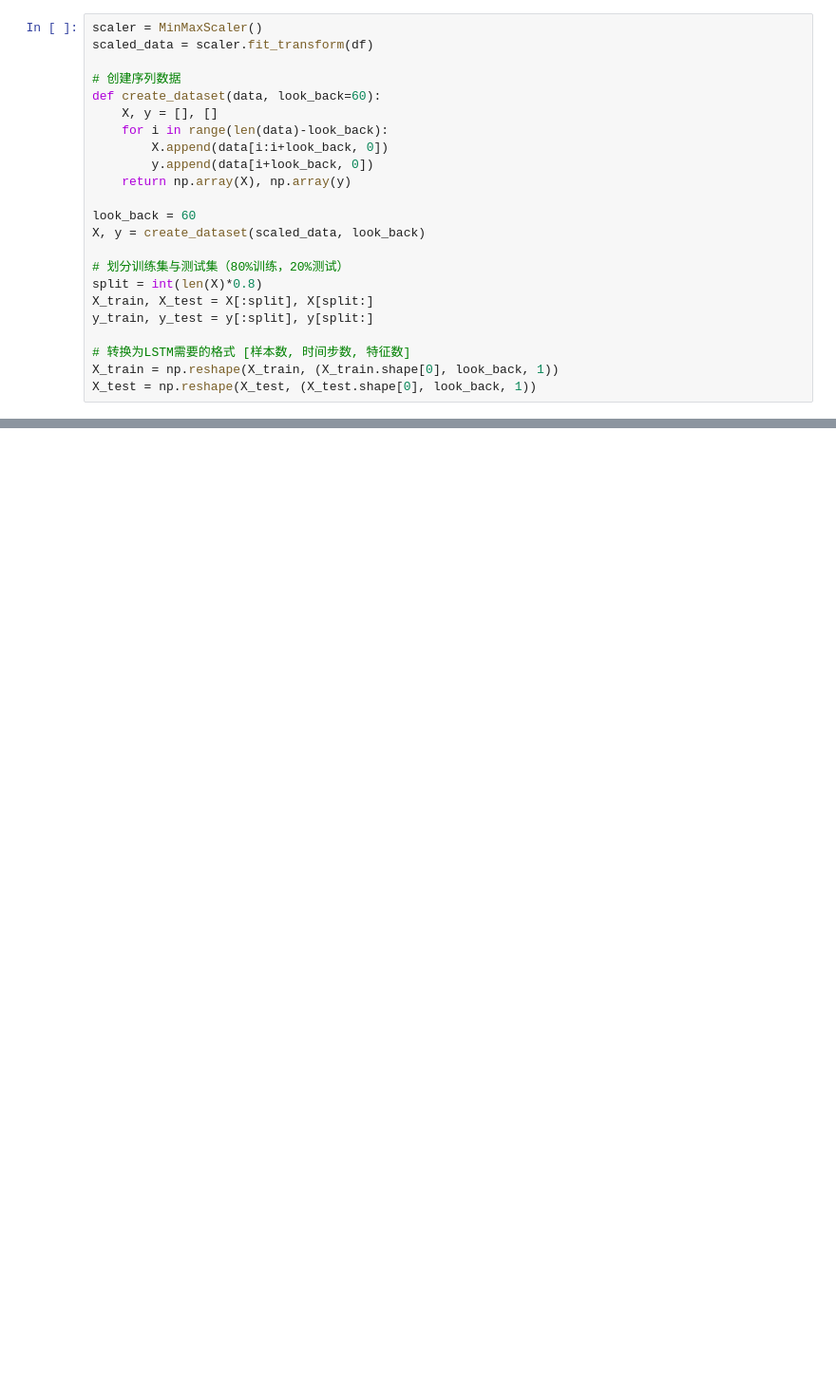
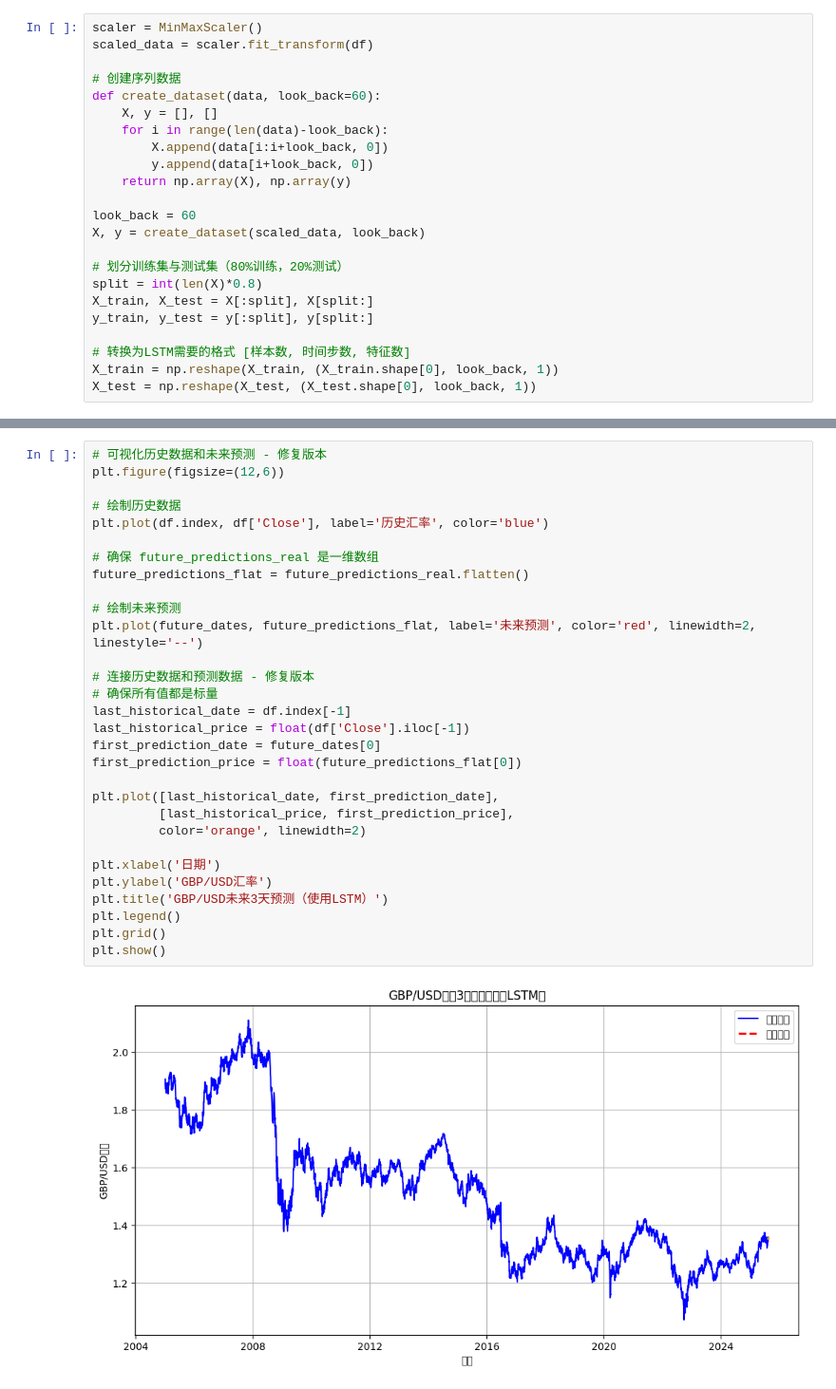
Before and after one commit to snowy615/gbptousd, a Jupyter notebook: LSTM.ipynb, the cells around one changed output, grey strips where cells are left out. Shown at 95% size. Cells and saved outputs as stored; diff of their text form; blank space fills up the shorter version.

```diff
--- a/LSTM.ipynb
+++ b/LSTM.ipynb
@@ -89,0 +174,32 @@ Model: "sequential"
+# %%
+# 可视化历史数据和未来预测 - 修复版本
+plt.figure(figsize=(12,6))
+
+# 绘制历史数据
+plt.plot(df.index, df['Close'], label='历史汇率', color='blue')
+
+# 确保 future_predictions_real 是一维数组
+future_predictions_flat = future_predictions_real.flatten()
+
+# 绘制未来预测
+plt.plot(future_dates, future_predictions_flat, label='未来预测', color='red', linewidth=2, linestyle='--')
+
+# 连接历史数据和预测数据 - 修复版本
+# 确保所有值都是标量
+last_historical_date = df.index[-1]
+last_historical_price = float(df['Close'].iloc[-1])
+first_prediction_date = future_dates[0]
+first_prediction_price = float(future_predictions_flat[0])
+
+plt.plot([last_historical_date, first_prediction_date],
+         [last_historical_price, first_prediction_price],
+         color='orange', linewidth=2)
+
+plt.xlabel('日期')
+plt.ylabel('GBP/USD汇率')
+plt.title('GBP/USD未来3天预测（使用LSTM）')
+plt.legend()
+plt.grid()
+plt.show()
+# %% [output]
+[figure, added]
```
Also changed, not shown: parts of 7 cells of this notebook.
